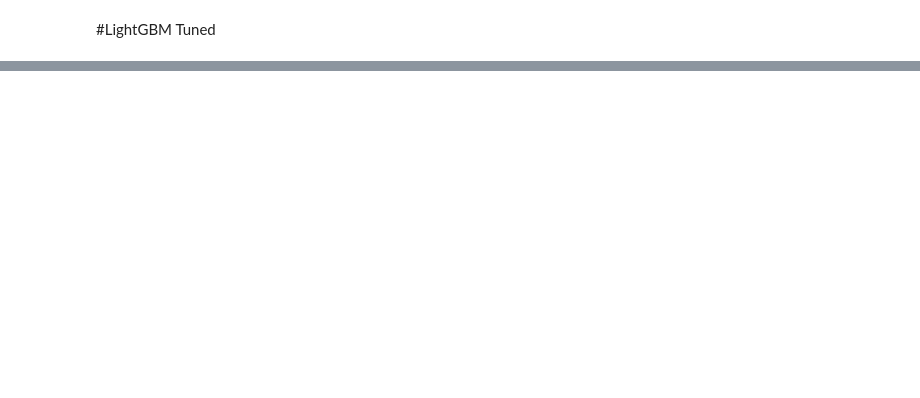
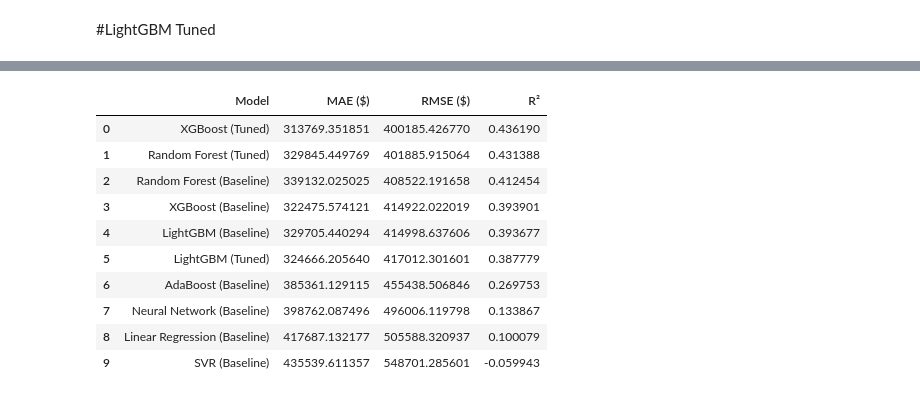
Before and after one commit to BenRyan-8/MarketingAnalytics_CA, a Jupyter notebook: marketinganalyticsCA.ipynb, the cells around one changed output, grey strips where cells are left out. Cells and saved outputs as stored; diff of their text form; code cells hidden in the pictures; blank space fills up the shorter version.

```diff
--- a/marketinganalyticsCA.ipynb
+++ b/marketinganalyticsCA.ipynb
@@ -844,3 +891,64 @@ plot_predictions("LightGBM (Tuned)", y_test, y_pred_lgb_tuned)
 
 # evaluate_metrics("Neural Network - MLP (Tuned)", y_test_dollars, y_pred_nn_tuned)
 # plot_predictions("Neural Network - MLP (Tuned)", y_test_dollars, y_pred_nn_tuned)
+# %%
+comparison_results = pd.DataFrame({
+    'Model': [
+        'Linear Regression (Baseline)',
+        'SVR (Baseline)',
+        'Neural Network (Baseline)',
+        'Random Forest (Baseline)',
+        'XGBoost (Baseline)',
+        'LightGBM (Baseline)',
+        'Random Forest (Tuned)',
+        'XGBoost (Tuned)',
+        'LightGBM (Tuned)',
+        'AdaBoost (Baseline)',
+    ],
+    'MAE ($)': [
+        mean_absolute_error(y_test_dollars, y_pred_lr),
+        mean_absolute_error(y_test_dollars, y_pred_svr),
+        mean_absolute_error(y_test_dollars, y_pred_nn),
+        rf_mae, xgb_mae, lgb_mae,
+        mean_absolute_error(y_test, y_pred_rf_tuned),
+        mean_absolute_error(y_test, y_pred_xgb_tuned),
+        mean_absolute_error(y_test, y_pred_lgb_tuned),
+        ada_mae,
+    ],
+    'RMSE ($)': [
+        np.sqrt(mean_squared_error(y_test_dollars, y_pred_lr)),
+        np.sqrt(mean_squared_error(y_test_dollars, y_pred_svr)),
+        np.sqrt(mean_squared_error(y_test_dollars, y_pred_nn)),
+        rf_rmse, xgb_rmse, lgb_rmse,
+        np.sqrt(mean_squared_error(y_test, y_pred_rf_tuned)),
+        np.sqrt(mean_squared_error(y_test, y_pred_xgb_tuned)),
+        np.sqrt(mean_squared_error(y_test, y_pred_lgb_tuned)),
+        ada_rmse,
+    ],
+    'R²': [
+        r2_score(y_test_dollars, y_pred_lr),
+        r2_score(y_test_dollars, y_pred_svr),
+        r2_score(y_test_dollars, y_pred_nn),
+        rf_r2, xgb_r2, lgb_r2,
+        r2_score(y_test, y_pred_rf_tuned),
+        r2_score(y_test, y_pred_xgb_tuned),
+        r2_score(y_test, y_pred_lgb_tuned),
+        ada_r2,
+    ]
+})
+
+comparison_results = comparison_results.sort_values('R²', ascending=False).reset_index(drop=True)
+
+comparison_results
+# %% [output]
+|  | Model | MAE ($) | RMSE ($) | R² |
+| 0 | XGBoost (Tuned) | 313769.351851 | 400185.426770 | 0.436190 |
+| 1 | Random Forest (Tuned) | 329845.449769 | 401885.915064 | 0.431388 |
+| 2 | Random Forest (Baseline) | 339132.025025 | 408522.191658 | 0.412454 |
+| 3 | XGBoost (Baseline) | 322475.574121 | 414922.022019 | 0.393901 |
+| 4 | LightGBM (Baseline) | 329705.440294 | 414998.637606 | 0.393677 |
+| 5 | LightGBM (Tuned) | 324666.205640 | 417012.301601 | 0.387779 |
+| 6 | AdaBoost (Baseline) | 385361.129115 | 455438.506846 | 0.269753 |
+| 7 | Neural Network (Baseline) | 398762.087496 | 496006.119798 | 0.133867 |
+| 8 | Linear Regression (Baseline) | 417687.132177 | 505588.320937 | 0.100079 |
+| 9 | SVR (Baseline) | 435539.611357 | 548701.285601 | -0.059943 |
```
Also changed, not shown: parts of 9 cells of this notebook.
